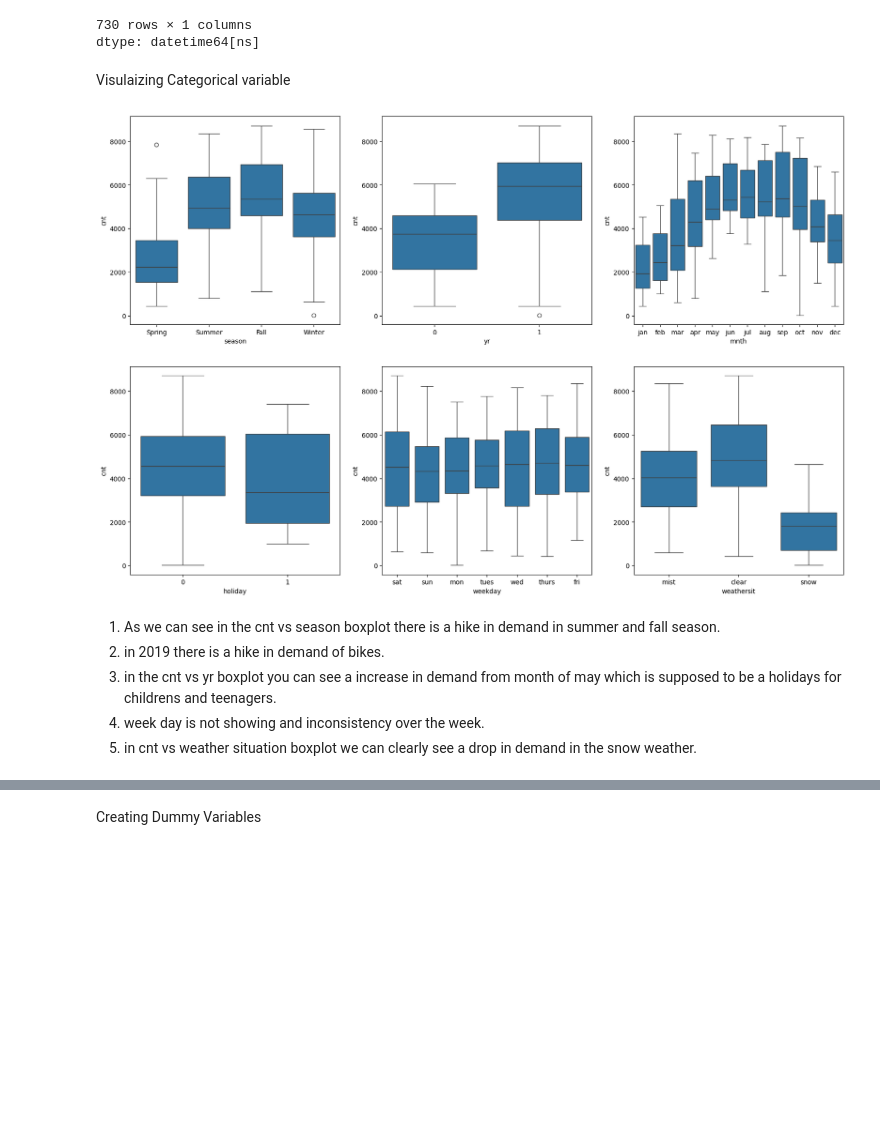
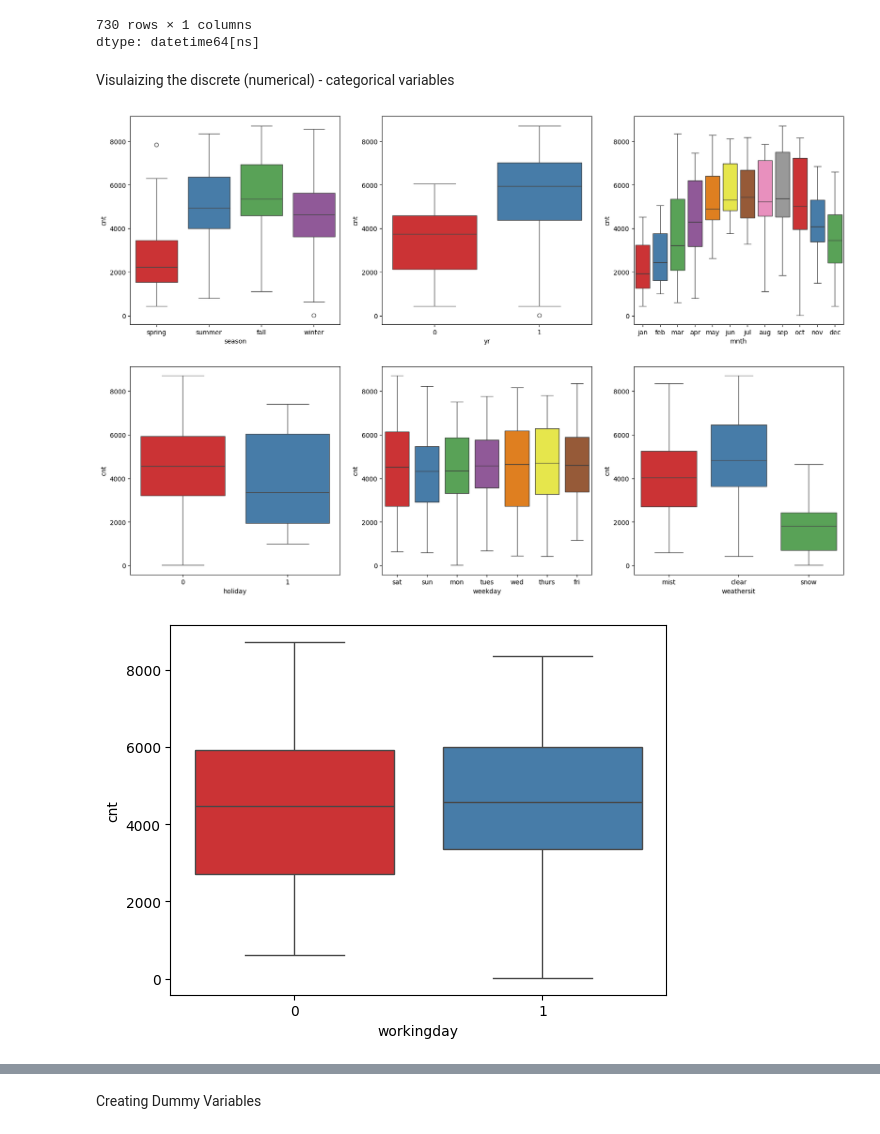
Before and after one commit to debnathch/boombikes_sharing_linerReg, a Jupyter notebook: boombikes_sharing_assignmet.ipynb, the cells around one changed output, grey strips where cells are left out. Drawn from its saved outputs; the diff is of its cells as text; code cells hidden in the pictures; blank space fills up the shorter version.

```diff
--- a/boombikes_sharing_assignmet.ipynb
+++ b/boombikes_sharing_assignmet.ipynb
@@ -31,7 +34,7 @@ from sklearn.preprocessing import MinMaxScaler
 # %% [markdown]
 #Step 1: Reading and Understanding the Data
 # %%
-df=pd.read_csv('day.csv')
+df=pd.read_csv('https://raw.githubusercontent.com/debnathch/boombikes_sharing_linerReg/master/day.csv')
 df.head()
 # %% [output]
 |  | instant | dteday | season | yr | mnth | holiday | weekday | workingday | weathersit | temp | ... |
@@ -97,0 +94,4 @@ plt.show()
+# %%
+# Checking for duplicate values
+df.drop_duplicates(inplace=True)
+df.shape
@@ -119,8 +123,8 @@ df.season.value_counts()
 | 4 | 178 |
 dtype: int64
 # %%
-#df['season']=df['season'].apply(ass_seasons)
-df.season = df.season.map({1:'Spring', 2:'Summer', 3:'Fall', 4:'Winter'})
+df['season']=df['season'].apply(ass_seasons)
+#df.season = df.season.map({1:'Spring', 2:'Summer', 3:'Fall', 4:'Winter'})
 # %%
 df.season.value_counts()
 # %% [output]
@@ -309,29 +330,27 @@ df.dteday
 | 729 | 2019-12-31 |
 730 rows × 1 columns
 dtype: datetime64[ns]
-# %% [markdown]
-Visulaizing Categorical variable
+# %% [markdown]
+
+Visulaizing the discrete (numerical) - categorical variables
 # %%
 #visualizing categorical variables
 plt.figure(figsize=(20,20))
 plt.subplot(331)
-sns.boxplot(x='season', y='cnt',data=df)
+sns.boxplot(x='season', y='cnt',data=df,palette='Set1')
 plt.subplot(332)
-sns.boxplot(x='yr', y='cnt',data=df)
+sns.boxplot(x='yr', y='cnt',data=df,palette='Set1')
 plt.subplot(333)
-sns.boxplot(x='mnth', y='cnt',data=df)
+sns.boxplot(x='mnth', y='cnt',data=df,palette='Set1')
 plt.subplot(334)
-sns.boxplot(x='holiday', y='cnt',data=df)
+sns.boxplot(x='holiday', y='cnt',data=df,palette='Set1')
 plt.subplot(335)
-sns.boxplot(x='weekday', y='cnt',data=df)
+sns.boxplot(x='weekday', y='cnt',data=df,palette='Set1')
 plt.subplot(336)
-sns.boxplot(x='weathersit', y='cnt',data=df)
+sns.boxplot(x='weathersit', y='cnt',data=df,palette='Set1')
 plt.show();
+sns.boxplot(x = 'workingday', y = 'cnt', data = df,palette='Set1')
+plt.show();
 # %% [output]
-[figure, old version]
+[figure, new version]
+[figure, added]
-# %% [markdown]
-1. As we can see in the cnt vs season boxplot there is a hike in demand in summer and fall season.
-2. in 2019 there is a hike in demand of bikes.
-3. in the cnt vs yr boxplot you can see a increase in demand from month of may which is supposed to be a holidays for childrens and teenagers.
-4. week day is not showing and inconsistency over the week.
-5. in cnt vs weather situation boxplot we can clearly see a drop in demand in the snow weather.
```
Also changed, not shown: parts of 69 cells of this notebook.
